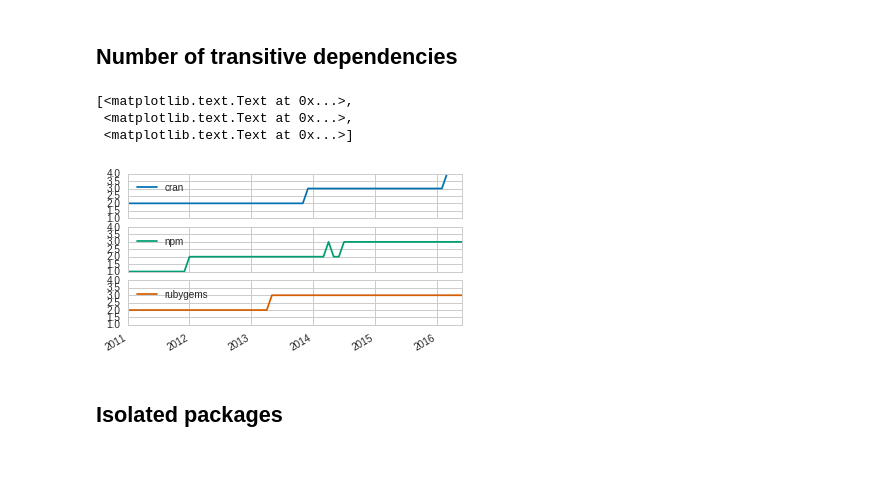
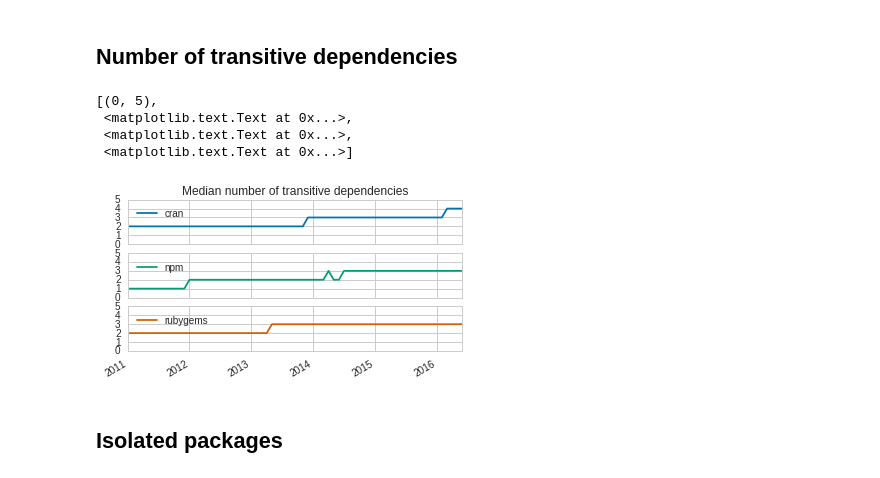
Before and after one commit to AlexandreDecan/ecos-emse, a Jupyter notebook: notebooks/Graphs metrics.ipynb, the cells around one changed output. Drawn from its saved outputs; the diff is of its cells as text; code cells hidden in the pictures.

```diff
--- a/notebooks/Graphs metrics.ipynb
+++ b/notebooks/Graphs metrics.ipynb
@@ -109,27 +109,27 @@ ax.set(
 # %% [markdown]
 ## Number of transitive dependencies
 # %%
-figure, ax = matplotlib.pyplot.subplots()
-figure.set_size_inches(FIG_SIZE)
-
 df = pandas.DataFrame(index=DATE_RANGE, columns=ECOSYSTEMS)
 
 for ecosystem, dates in graphs.items():
     for date, graph in dates.items():
         df.loc[date, ecosystem] = numpy.median(graph.vs['tr-out'])
 
-df.plot(ax=ax, subplots=True, sharex=True, sharey=True)
+axes = df.plot(subplots=True, sharex=True, sharey=True)
 
-ax.set(
+axes[0].figure.set_size_inches(FIG_SIZE)
+axes[0].set(
     xlabel='',
     ylabel='',
     title='Median number of transitive dependencies',
+    ylim=(0, 5),
 )
 # %% [output]
-[<matplotlib.text.Text at 0x...>,
+[(0, 5),
+ <matplotlib.text.Text at 0x...>,
  <matplotlib.text.Text at 0x...>,
  <matplotlib.text.Text at 0x...>]
-[figure, old version]
+[figure, new version]
 # %% [markdown]
 ## Isolated packages
 # %%
```
Also changed, not shown: 1 other file.
